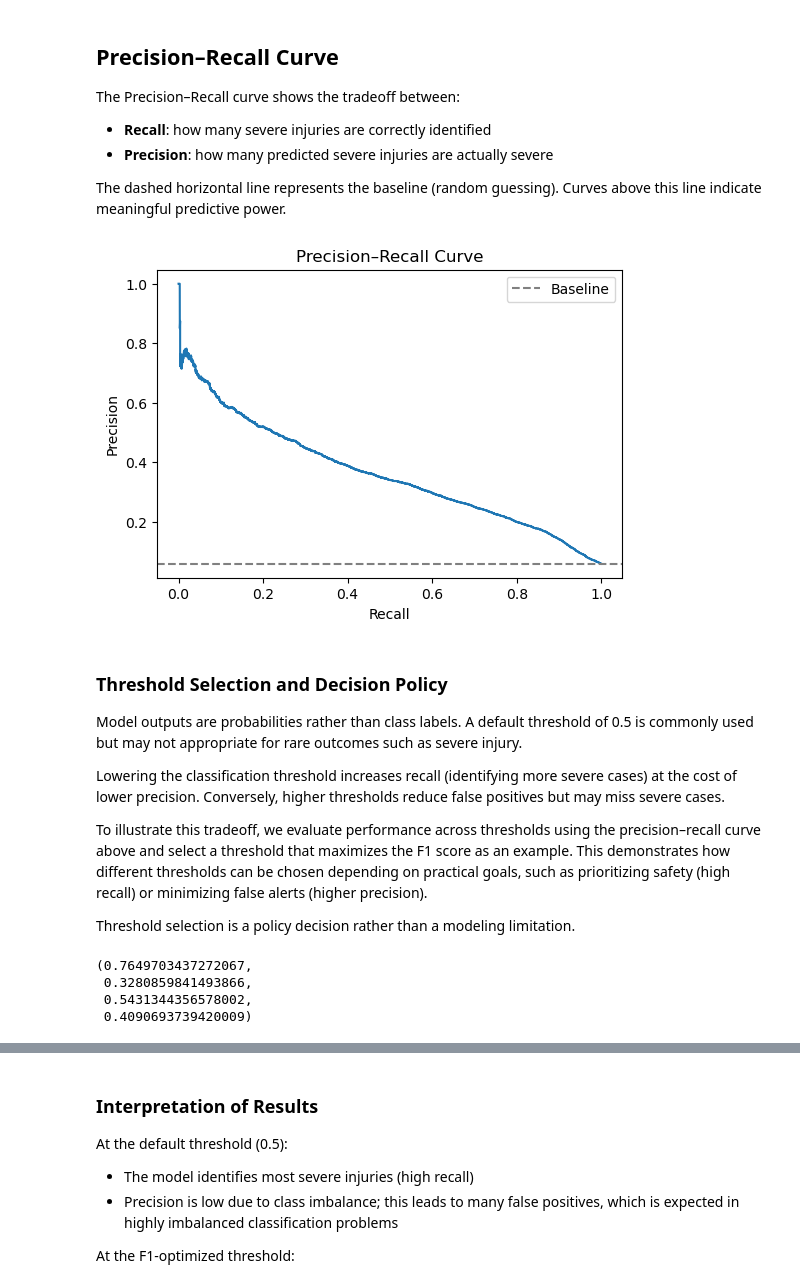
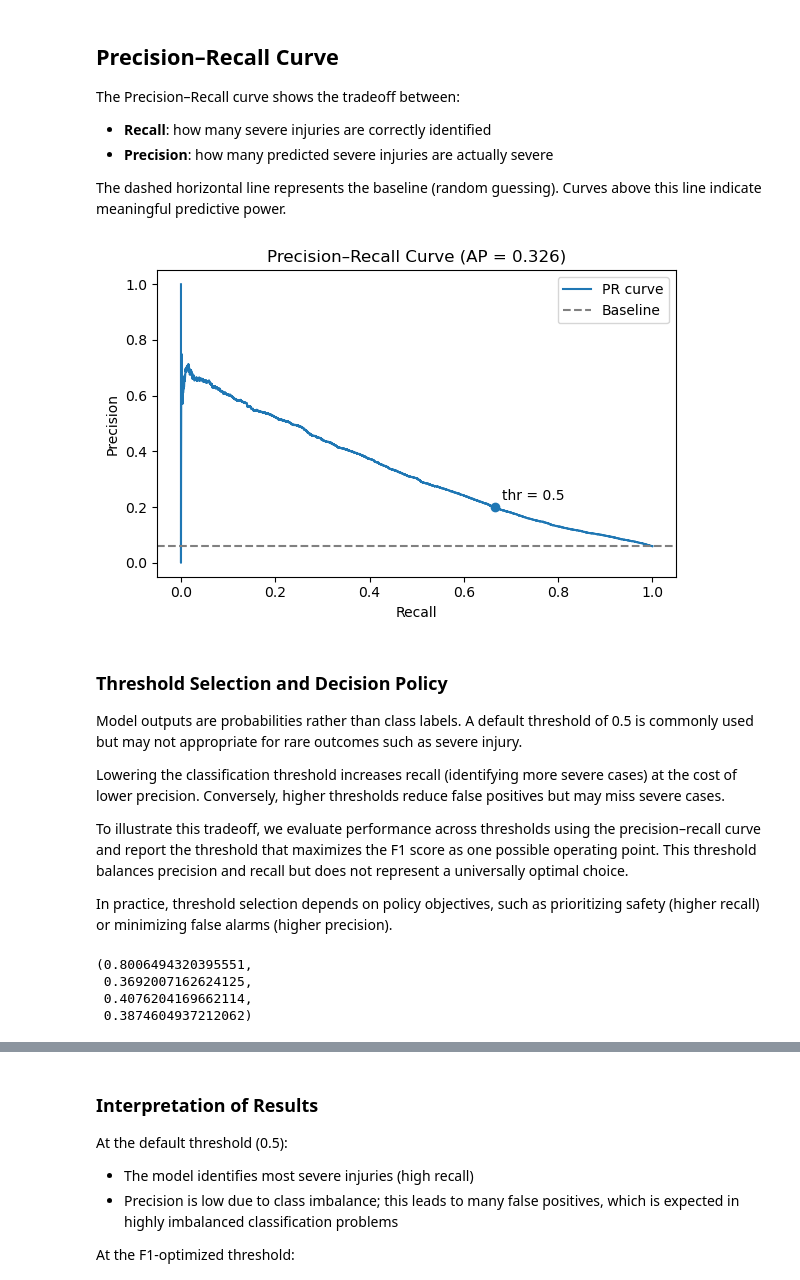
Before and after one commit to junjunzhang1998/us-car-crash, a Jupyter notebook: notebooks/04_modeling.ipynb, the cells around one changed output, grey strips where cells are left out. Drawn from its saved outputs; the diff is of its cells as text; code cells hidden in the pictures.

Commit message:
updated modeling notebook and app.py

```diff
--- a/notebooks/04_modeling.ipynb
+++ b/notebooks/04_modeling.ipynb
@@ -15,8 +26,9 @@ The outcome variable indicates whether a crash resulted in a severe injury.
 # %%
 import pandas as pd
 import numpy as np
-
-df = pd.read_csv("../data/processed/crss_modeling_severe.csv", low_memory=False)
+from pathlib import Path
+DATA_PATH = Path("..") / "data" / "processed" / "crss_modeling_severe.csv"
+df = pd.read_csv(DATA_PATH, low_memory=False)
 df.shape
 # %% [output]
 (467529, 317)
@@ -100,5 +117,0 @@ Only pre-crash variables are used as model inputs. Columns that directly describ
-# %%
-#dropping column names with "name" attached as these are repeated columns in human-readable format
-drop_name_cols = [c for c in X_model.columns if "NAME" in c]
-X_model = X_model.drop(columns=drop_name_cols)
-print("X_model shape:", X_model.shape)
@@ -111,15 +124,16 @@ The data is split into training (80%) and test (20%) sets using stratification t
 # %%
 from sklearn.model_selection import train_test_split
 
+y_model = y.loc[X_model.index]
+
 X_train, X_test, y_train, y_test = train_test_split(
     X_model,
-    y,
+    y_model,
     test_size=0.2,
-    stratify=y,
+    stratify=y_model,
     random_state=42
 )
 
-
 print("Train positive rate:", y_train.mean())
 print("Test  positive rate:", y_test.mean())
 # %% [output]
@@ -337,17 +356,42 @@ The dashed horizontal line represents the baseline (random guessing).
 Curves above this line indicate meaningful predictive power.
 # %%
 import matplotlib.pyplot as plt
+import numpy as np
+from sklearn.metrics import precision_recall_curve, average_precision_score
 
-plt.figure(figsize=(6,4))
-plt.plot(rec, prec)
+prec, rec, thr = precision_recall_curve(y_test, y_proba)
+
+# align threshold array (thr is length = len(prec) - 1)
+th = np.r_[thr, 1.0]
+idx = np.argmin(np.abs(th - 0.5))
+
+ap = average_precision_score(y_test, y_proba)
+
+plt.figure(figsize=(6, 4))
+
+# PR curve
+plt.plot(rec, prec, label="PR curve")
+
+# baseline
 plt.axhline(y=y_test.mean(), linestyle="--", color="gray", label="Baseline")
+
+# mark threshold = 0.5
+plt.scatter(rec[idx], prec[idx], zorder=3)
+plt.annotate(
+    "thr = 0.5",
+    (rec[idx], prec[idx]),
+    textcoords="offset points",
+    xytext=(5, 5)
+)
+
 plt.xlabel("Recall")
 plt.ylabel("Precision")
-plt.title("Precision–Recall Curve")
+plt.title(f"Precision–Recall Curve (AP = {ap:.3f})")
 plt.legend()
+plt.tight_layout()
 plt.show()
 # %% [output]
-[figure, old version]
+[figure, new version]
 # %% [markdown]
 ### Threshold Selection and Decision Policy
 
@@ -355,23 +399,19 @@ Model outputs are probabilities rather than class labels. A default threshold of
 
 Lowering the classification threshold increases recall (identifying more severe cases) at the cost of lower precision. Conversely, higher thresholds reduce false positives but may miss severe cases.
 
-To illustrate this tradeoff, we evaluate performance across thresholds using the precision–recall curve above and select a threshold that maximizes the F1 score as an example. This demonstrates how different thresholds can be chosen depending on practical goals, such as prioritizing safety (high recall) or minimizing false alerts (higher precision).
+To illustrate this tradeoff, we evaluate performance across thresholds using the precision–recall curve and report the threshold that maximizes the F1 score as one possible operating point. This threshold balances precision and recall but does not represent a universally optimal choice.
 
-Threshold selection is a policy decision rather than a modeling limitation.
+In practice, threshold selection depends on policy objectives, such as prioritizing safety (higher recall) or minimizing false alarms (higher precision).
 # %%
-import numpy as np
-from sklearn.metrics import precision_recall_curve
-
-prec, rec, thr = precision_recall_curve(y_test, y_proba)
 f1 = 2 * prec * rec / (prec + rec + 1e-12)
 best_idx = np.argmax(f1)
 best_thr = thr[best_idx-1]  # thr is shorter by 1
 best_thr, prec[best_idx], rec[best_idx], f1[best_idx]
 # %% [output]
-(0.7649703437272067,
- 0.3280859841493866,
- 0.5431344356578002,
- 0.4090693739420009)
+(0.8006494320395551,
+ 0.3692007162624125,
+ 0.4076204169662114,
+ 0.3874604937212062)
 # %%
 thresholds = {
     "Default (0.5)": 0.5,
```
Also changed, not shown: parts of 45 cells of this notebook, 2 other files.
